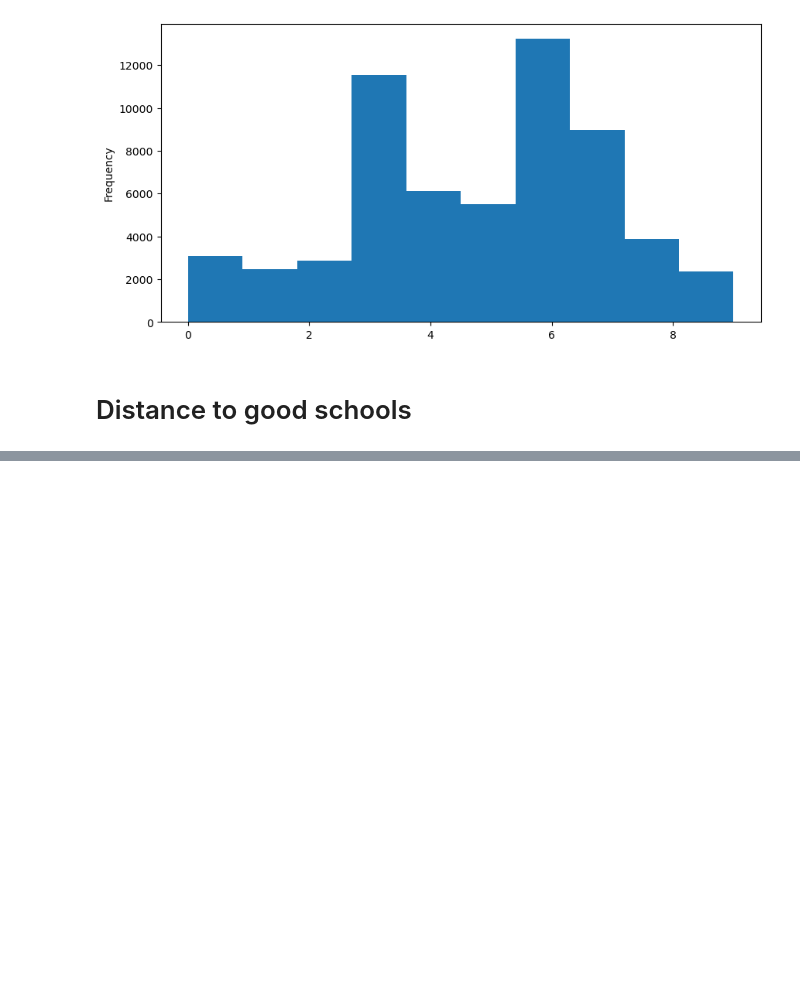
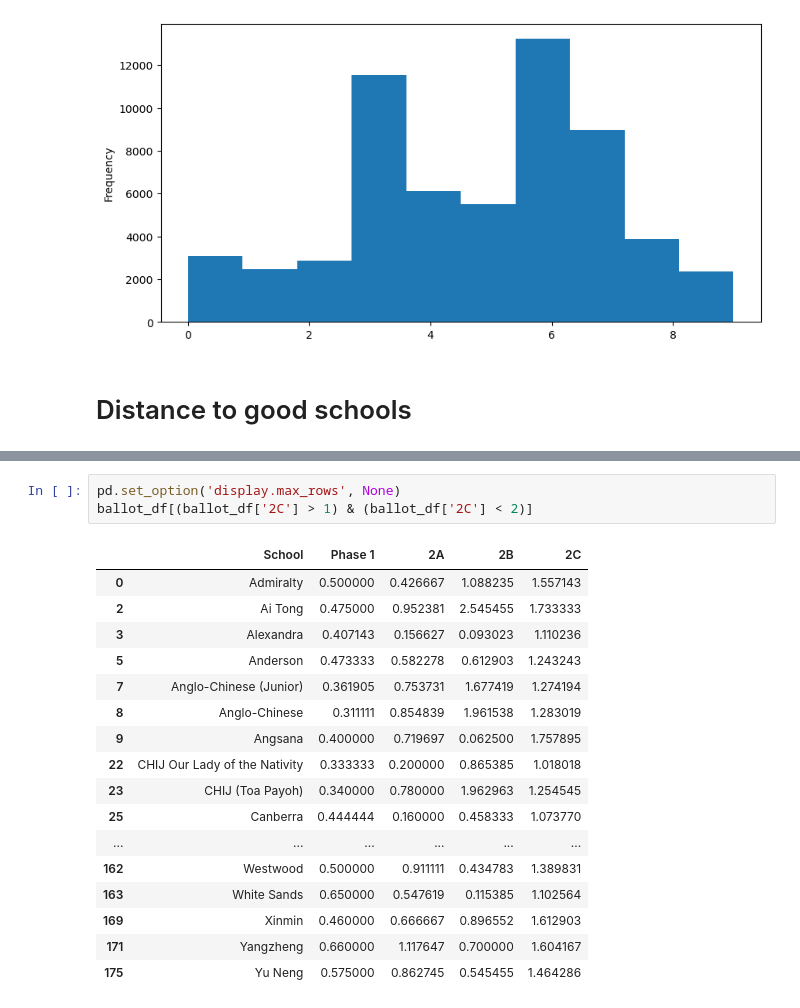
Before and after one commit to luchungi/CS5228, a Jupyter notebook: Feature_Engineering.ipynb, the cells around one changed output, grey strips where cells are left out. Drawn from its saved outputs; the diff is of its cells as text; blank space fills up the shorter version.

```diff
--- a/Feature_Engineering.ipynb
+++ b/Feature_Engineering.ipynb
@@ -37,0 +104,21 @@ train_df['age_bin'].plot(kind='hist', bins=n_age_bins, figsize=(10, 5))
+# %%
+pd.set_option('display.max_rows', None)
+ballot_df[(ballot_df['2C'] > 1) & (ballot_df['2C'] < 2)]
+# %% [output]
+|  | School | Phase 1 | 2A | 2B | 2C |
+| 0 | Admiralty | 0.500000 | 0.426667 | 1.088235 | 1.557143 |
+| 2 | Ai Tong | 0.475000 | 0.952381 | 2.545455 | 1.733333 |
+| 3 | Alexandra | 0.407143 | 0.156627 | 0.093023 | 1.110236 |
+| 5 | Anderson | 0.473333 | 0.582278 | 0.612903 | 1.243243 |
+| 7 | Anglo-Chinese (Junior) | 0.361905 | 0.753731 | 1.677419 | 1.274194 |
+| 8 | Anglo-Chinese | 0.311111 | 0.854839 | 1.961538 | 1.283019 |
+| 9 | Angsana | 0.400000 | 0.719697 | 0.062500 | 1.757895 |
+| 22 | CHIJ Our Lady of the Nativity | 0.333333 | 0.200000 | 0.865385 | 1.018018 |
+| 23 | CHIJ (Toa Payoh) | 0.340000 | 0.780000 | 1.962963 | 1.254545 |
+| 25 | Canberra | 0.444444 | 0.160000 | 0.458333 | 1.073770 |
+| ... | ... | ... | ... | ... | ... |
+| 162 | Westwood | 0.500000 | 0.911111 | 0.434783 | 1.389831 |
+| 163 | White Sands | 0.650000 | 0.547619 | 0.115385 | 1.102564 |
+| 169 | Xinmin | 0.460000 | 0.666667 | 0.896552 | 1.612903 |
+| 171 | Yangzheng | 0.660000 | 1.117647 | 0.700000 | 1.604167 |
+| 175 | Yu Neng | 0.575000 | 0.862745 | 0.545455 | 1.464286 |
```
Also changed, not shown: parts of 6 cells of this notebook.
